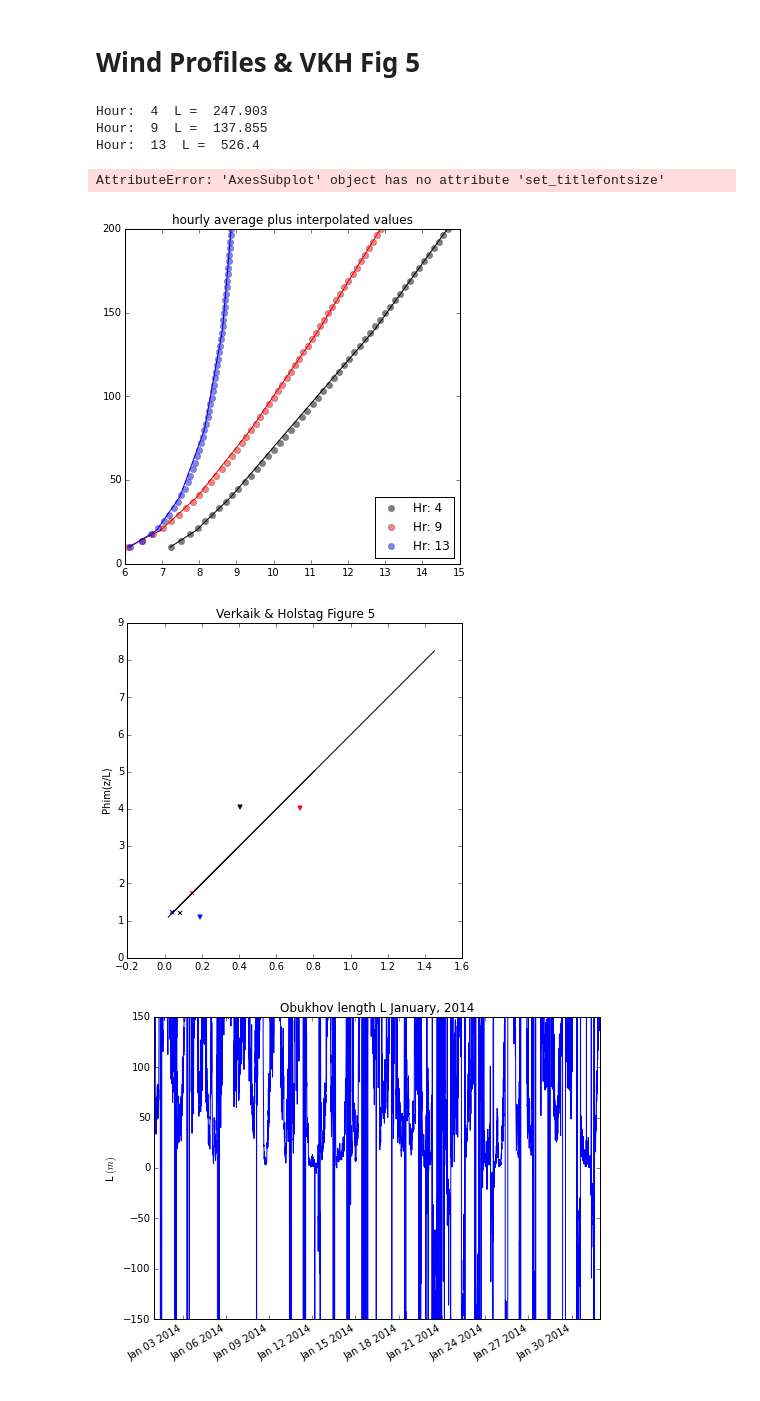
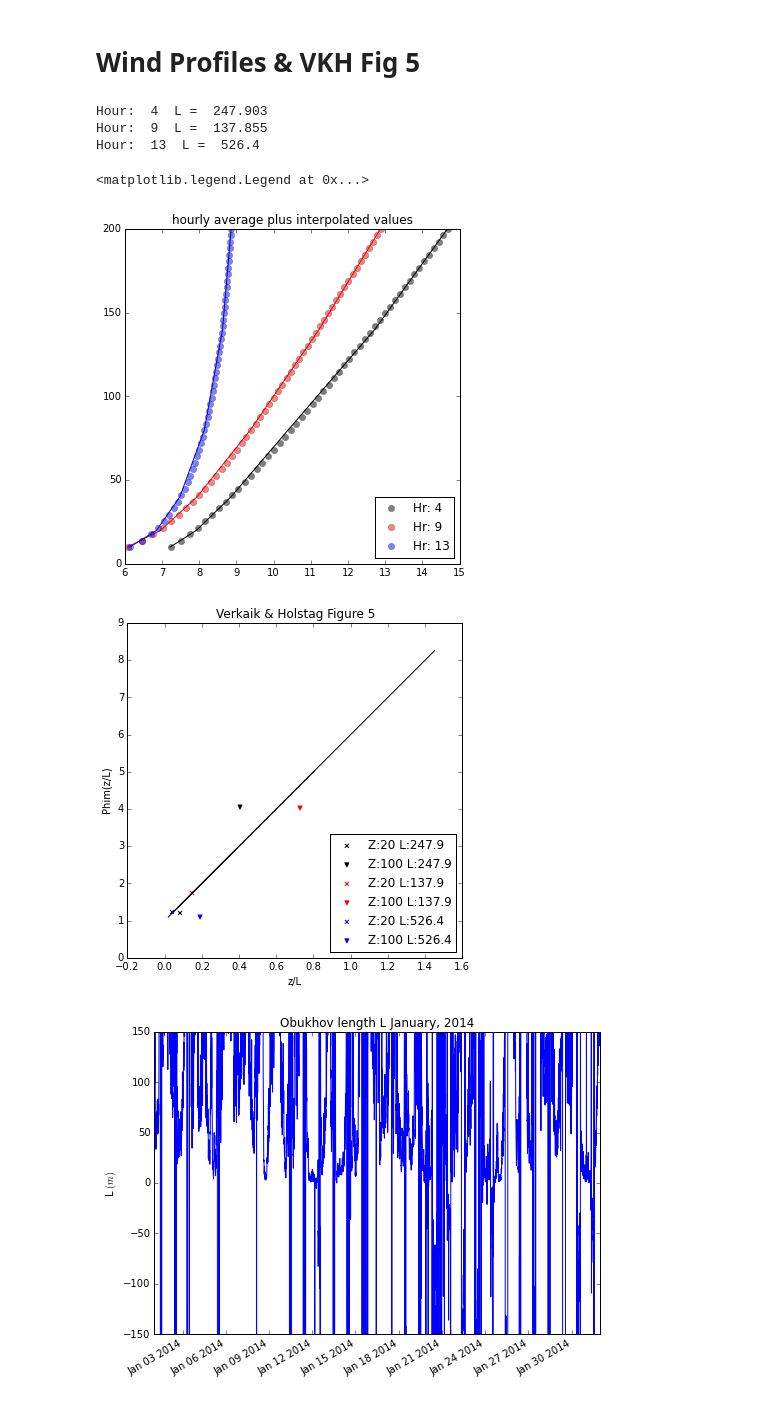
Before and after one commit to Wes-Skeeter/atsc500, a Jupyter notebook: notebooks/ws_fit_Verkaik_Holtslag.ipynb, the cells around one changed output. Drawn from its saved outputs; the diff is of its cells as text; code cells hidden in the pictures.

```diff
--- a/notebooks/ws_fit_Verkaik_Holtslag.ipynb
+++ b/notebooks/ws_fit_Verkaik_Holtslag.ipynb
@@ -153,36 +153,36 @@ mrk = 'x','v'
 for hr in hour:
     ax1.plot(hourly_wind_avg[day,hr,:],z,color = color[ct])
     speed_interp,zinterp,Coefs = Fit(z,hourly_wind_avg,day,hr)
     ax1.plot(speed_interp,zinterp,'ro',alpha=0.5,color = color[ct],label='Hr: ' + str(hr))
     Dyer_plot = Dyer(zinterp,LHR[day,hr])
     ct2 = 0
     for H in Heights:
         Phi_m = VKH(H,Coefs,Ust[day,hr])
         Zeta=H/LHR[day,hr]
         ax2.scatter(Zeta,Phi_m,color=color[ct],marker = mrk[ct2],s = 16
                     , label = 'Z:' + str(H) + ' L:'+str(np.round(LHR[day,hr],1)))
         ct2 = ct2 +1
     ax2.plot(zinterp/LHR[day,hr],Dyer_plot, color = 'black')
     print ('Hour: ', hr, ' L = ', LHR[day,hr])
     ct = ct + 1
 
 ax1.set(title='hourly average plus interpolated values')
 ax1.legend(loc=4)
-ax2.set(title='Verkaik & Holstag Figure 5',xlabel = 'z/L',ylabel = 'Phim(z/L)',fontsize = 16)
+ax2.set(title='Verkaik & Holstag Figure 5',xlabel = 'z/L',ylabel = 'Phim(z/L)')
 ax2.legend(loc=4,scatterpoints=1)
 
 #
 # flip tower data so it goes from bottom to top
 # and get rid of the lowest level, which doesn't
 # have a measurement
 #
 # %% [output]
 Hour:  4  L =  247.903
 Hour:  9  L =  137.855
 Hour:  13  L =  526.4
-AttributeError: 'AxesSubplot' object has no attribute 'set_titlefontsize'
+<matplotlib.legend.Legend at 0x...>
 [figure]
-[figure, old version]
+[figure, new version]
 # %%
 fig,ax=plt.subplots(1,1,figsize=(8,6))
 fig.autofmt_xdate()
```
